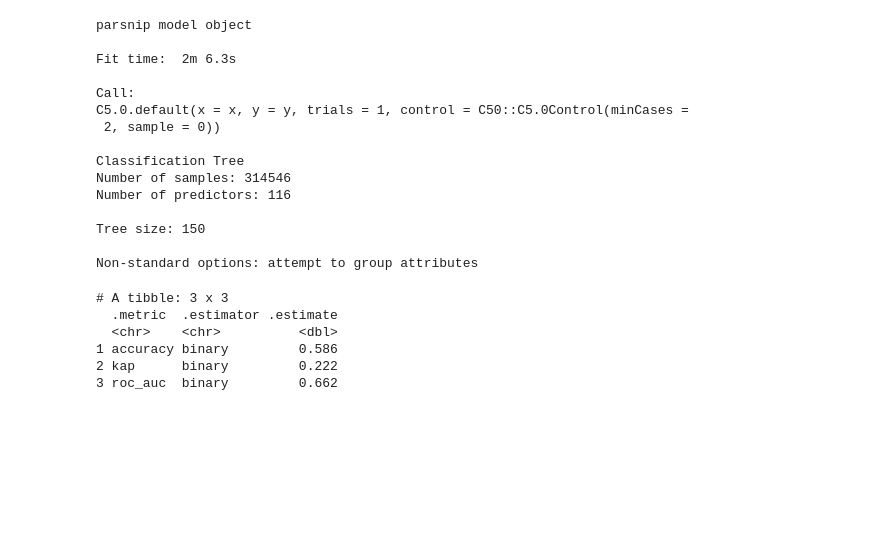
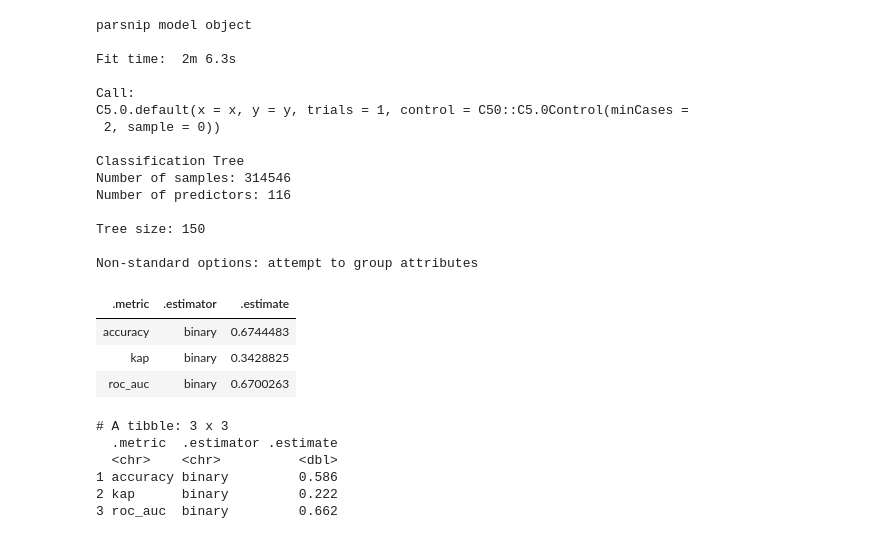
Before and after one commit to mvab/IVF-data-challenge, a Jupyter notebook: yi-working/birth_decision_tree.ipynb, the cells around one changed output. Saved outputs shown, nothing was run; the diff lists cells and outputs as text; code cells hidden in the pictures; blank space fills up the shorter version.

```diff
--- a/yi-working/birth_decision_tree.ipynb
+++ b/yi-working/birth_decision_tree.ipynb
@@ -125,6 +125,27 @@ Number of predictors: 116
 Tree size: 150
 
 Non-standard options: attempt to group attributes
+# %%
+assess_df = model_fit %>%
+    predict(
+        training_df
+    ) %>%
+    bind_cols(
+        training_df
+    )
+assess_df = assess_df %>%
+    metrics(truth=live_birth_occurr, estimate=.pred_class) %>%
+    bind_rows(
+        assess_df %>%
+            mutate_at(vars(.pred_class), function(x) as.integer(as.character(x))) %>%
+            roc_auc(., live_birth_occurr, .pred_class)
+    )
+assess_df
+# %% [output]
+| .metric | .estimator | .estimate |
+| accuracy | binary | 0.6744483 |
+| kap | binary | 0.3428825 |
+| roc_auc | binary | 0.6700263 |
 # %%
 model_pred = model_fit %>% predict(testing_df)
 
```
Also changed, not shown: parts of 2 cells of this notebook, 10 other files.
